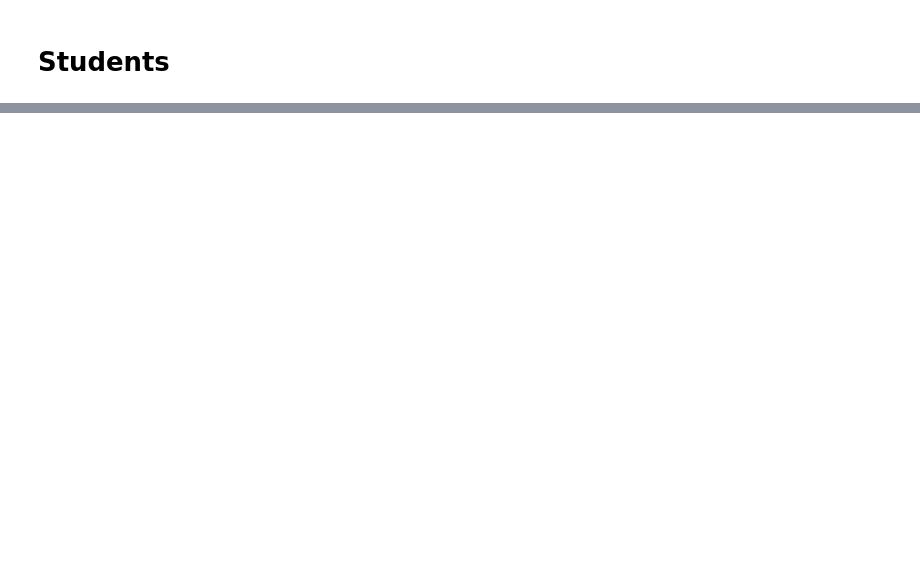
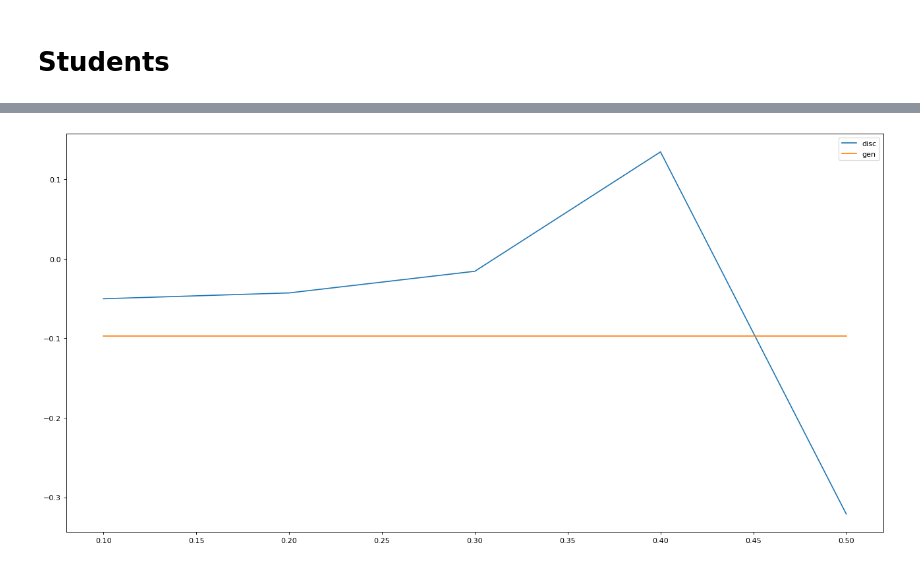
Before and after one commit to dannyfuf/ML, a Jupyter notebook: Parte 1/students.ipynb, the cells around one changed output, grey strips where cells are left out. Drawn from its saved outputs; the diff is of its cells as text; code cells hidden in the pictures; blank space fills up the shorter version.

Commit message:
running multiple test cases

```diff
--- a/Parte 1/students.ipynb
+++ b/Parte 1/students.ipynb
@@ -46,0 +58,4 @@ nan_students = nan_students.drop(columns=['gender'])
+# %%
+X_train, X_test, y_train, y_test = train_test_split(data_students, y, test_size=0.33, random_state=0)
+X_train_nan, X_test_nan, y_train_nan, y_test_nan = train_test_split(nan_students, y_nan, test_size=0.33, random_state=0)
+X_train_mod, X_test_mod, y_train_mod, y_test_mod = train_test_split(mod_students, y, test_size=0.33, random_state=0)
@@ -85,0 +136,22 @@ Discriminativos Original/ Sacando filas con nan/ Rellenando filas con nan
+# %%
+test_values = [.1, .2, .3, .4, .5]
+# %%
+values = [run_test(i, data_students) for i in test_values]
+# %%
+gen = []
+dis = []
+for d, g in values:
+    dis.append(d)
+    gen.append(g)
+# %%
+import matplotlib.pyplot as plt
+from matplotlib.pyplot import figure
+
+x = test_values
+figure(figsize=(20, 10), dpi=80)
+plt.plot(x, dis, label = 'disc')
+plt.plot(x, gen, label = 'gen')
+plt.legend()
+plt.show()
+# %% [output]
+[figure, added]
```
Also changed, not shown: parts of 18 cells of this notebook.
